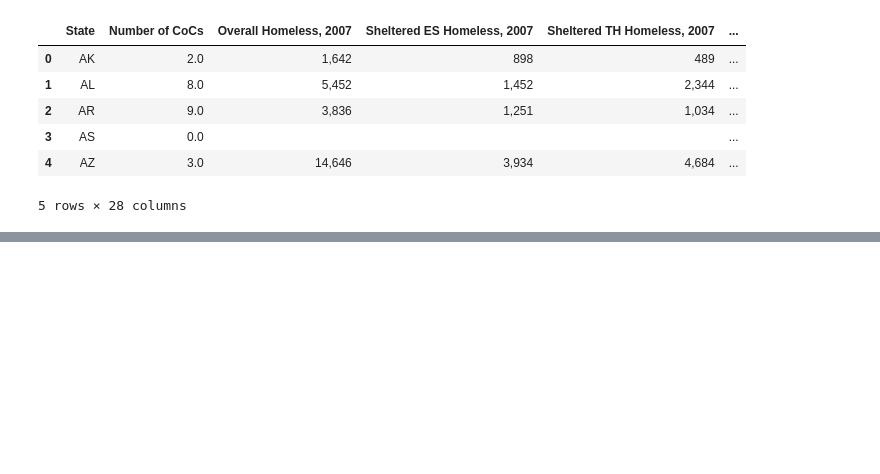
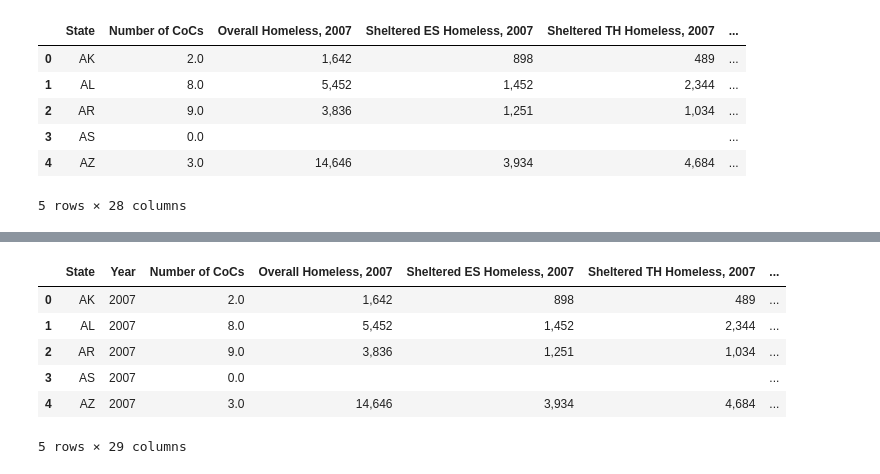
Before and after one commit to BrandonClark65/homeless_analysis, a Jupyter notebook: data_to_sql.ipynb, the cells around one changed output, grey strips where cells are left out. Saved outputs shown, nothing was run; the diff lists cells and outputs as text; code cells hidden in the pictures; blank space fills up the shorter version.

Commit message:
modify 2007 column names and export to sql

```diff
--- a/data_to_sql.ipynb
+++ b/data_to_sql.ipynb
@@ -13,3 +14,7 @@ data_2007_df.head()
 | 3 | AS | 0.0 |  |  |  | ... |
 | 4 | AZ | 3.0 | 14,646 | 3,934 | 4,684 | ... |
 5 rows × 28 columns
+# %%
+# Create column for the year and set to 2007
+data_2007_df["Year"] = 2007
+data_2007_df.head()
@@ -15,0 +51,43 @@ data_2007_df.head()
+# %%
+# Rearrange column names so year is second
+new_cols = ['State', 'Year',
+ 'Number of CoCs',
+ 'Overall Homeless, 2007',
+ 'Sheltered ES Homeless, 2007',
+ 'Sheltered TH Homeless, 2007',
+ 'Sheltered Total Homeless, 2007',
+ 'Unsheltered Homeless, 2007',
+ 'Overall Homeless Individuals, 2007',
+ 'Sheltered ES Homeless Individuals, 2007',
+ 'Sheltered TH Homeless Individuals, 2007',
+ 'Sheltered Total Homeless Individuals, 2007',
+ 'Unsheltered Homeless Individuals, 2007',
+ 'Overall Homeless People in Families, 2007',
+ 'Sheltered ES Homeless People in Families, 2007',
+ 'Sheltered TH Homeless People in Families, 2007',
+ 'Sheltered Total Homeless People in Families, 2007',
+ 'Unsheltered Homeless People in Families, 2007',
+ 'Overall Homeless Family Households, 2007',
+ 'Sheltered ES Homeless Family Households, 2007',
+ 'Sheltered TH Homeless Family Households, 2007',
+ 'Sheltered Total Homeless Family Households, 2007',
+ 'Unsheltered Homeless Family Households, 2007',
+ 'Overall Chronically Homeless Individuals, 2007',
+ 'Sheltered Total Chronically Homeless Individuals, 2007',
+ 'Unsheltered Chronically Homeless Individuals, 2007',
+ 'Overall Homeless Veterans, 2007',
+ 'Sheltered Total Homeless Veterans, 2007',
+ 'Unsheltered Homeless Veterans, 2007'
+ ]
+# %%
+# Apply rearranged column names
+data_2007_df = data_2007_df[new_cols]
+data_2007_df.head()
+# %% [output]
+|  | State | Year | Number of CoCs | Overall Homeless, 2007 | Sheltered ES Homeless, 2007 | Sheltered TH Homeless, 2007 | ... |
+| 0 | AK | 2007 | 2.0 | 1,642 | 898 | 489 | ... |
+| 1 | AL | 2007 | 8.0 | 5,452 | 1,452 | 2,344 | ... |
+| 2 | AR | 2007 | 9.0 | 3,836 | 1,251 | 1,034 | ... |
+| 3 | AS | 2007 | 0.0 |  |  |  | ... |
+| 4 | AZ | 2007 | 3.0 | 14,646 | 3,934 | 4,684 | ... |
+5 rows × 29 columns
```
Also changed, not shown: parts of 5 cells of this notebook.
